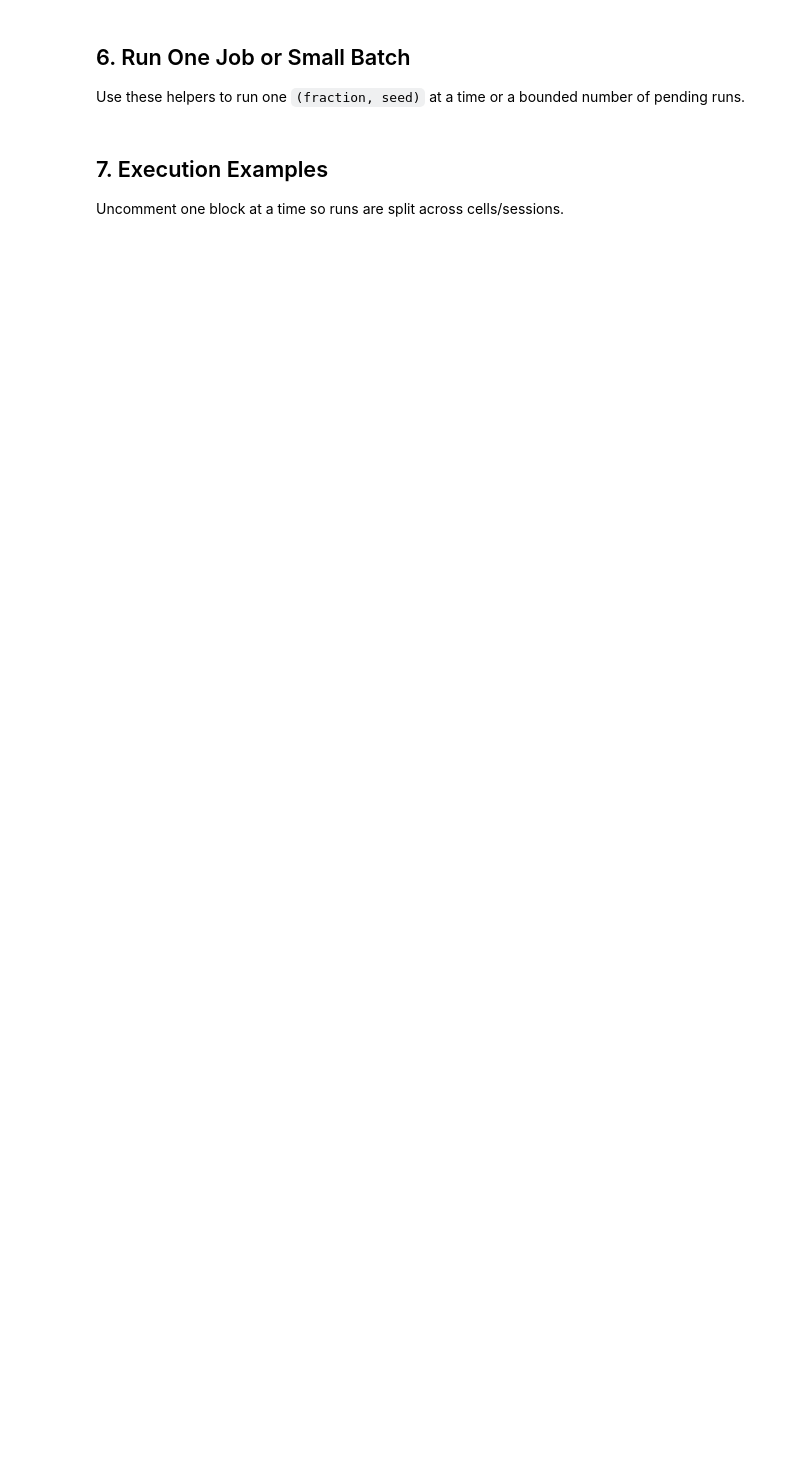
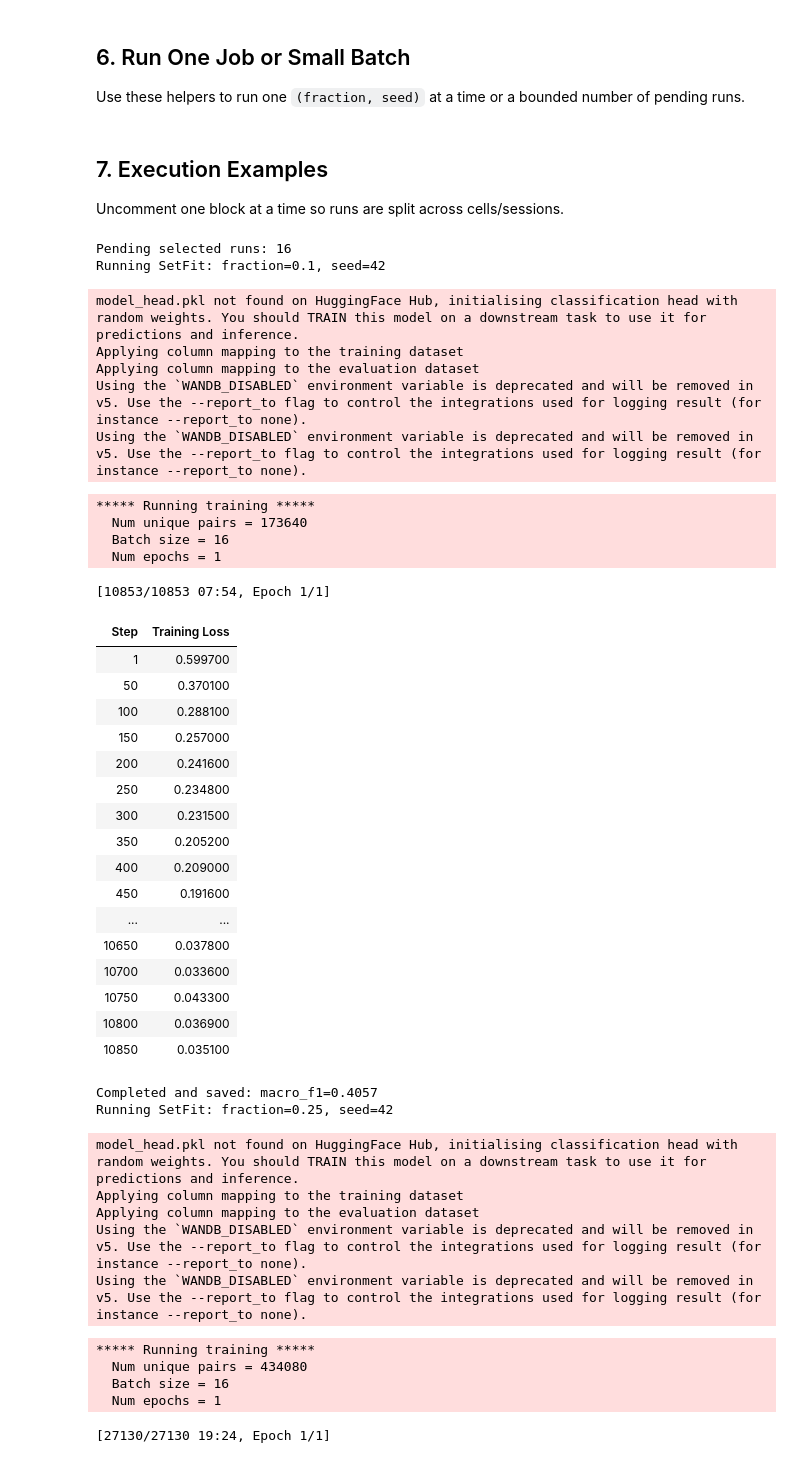
Before and after one commit to phisomni-edu/cs4120-project, a Jupyter notebook: notebooks/03_setfit.ipynb, the cells around one changed output. Cells and saved outputs as stored; diff of their text form; code cells hidden in the pictures; blank space fills up the shorter version.

```diff
--- a/notebooks/03_setfit.ipynb
+++ b/notebooks/03_setfit.ipynb
@@ -503,14 +531,56 @@ Uncomment one block at a time so runs are split across cells/sessions.
 # %%
 # Example A: run a single job
 # run_and_persist_one(0.50, 42)
 
 # Example B: run one fraction across all seeds
 # run_pending(fractions=[0.25])
 
 # Example C: run next 2 pending jobs only (useful with limited RAM/credits)
 # run_pending(max_runs=2)
 
 # Example D: continue all pending jobs
-# run_pending()
+run_pending()
 
 show_setfit_progress()
+# %% [output]
+Pending selected runs: 16
+Running SetFit: fraction=0.1, seed=42
+model_head.pkl not found on HuggingFace Hub, initialising classification head with random weights. You should TRAIN this model on a downstream task to use it for predictions and inference.
+Applying column mapping to the training dataset
+Applying column mapping to the evaluation dataset
+Using the `WANDB_DISABLED` environment variable is deprecated and will be removed in v5. Use the --report_to flag to control the integrations used for logging result (for instance --report_to none).
+Using the `WANDB_DISABLED` environment variable is deprecated and will be removed in v5. Use the --report_to flag to control the integrations used for logging result (for instance --report_to none).
+***** Running training *****
+  Num unique pairs = 173640
+  Batch size = 16
+  Num epochs = 1
+[10853/10853 07:54, Epoch 1/1]
+| Step | Training Loss |
+| 1 | 0.599700 |
+| 50 | 0.370100 |
+| 100 | 0.288100 |
+| 150 | 0.257000 |
+| 200 | 0.241600 |
+| 250 | 0.234800 |
+| 300 | 0.231500 |
+| 350 | 0.205200 |
+| 400 | 0.209000 |
+| 450 | 0.191600 |
+| ... | ... |
+| 10650 | 0.037800 |
+| 10700 | 0.033600 |
+| 10750 | 0.043300 |
+| 10800 | 0.036900 |
+| 10850 | 0.035100 |
+Completed and saved: macro_f1=0.4057
+Running SetFit: fraction=0.25, seed=42
+model_head.pkl not found on HuggingFace Hub, initialising classification head with random weights. You should TRAIN this model on a downstream task to use it for predictions and inference.
+Applying column mapping to the training dataset
+Applying column mapping to the evaluation dataset
+Using the `WANDB_DISABLED` environment variable is deprecated and will be removed in v5. Use the --report_to flag to control the integrations used for logging result (for instance --report_to none).
+Using the `WANDB_DISABLED` environment variable is deprecated and will be removed in v5. Use the --report_to flag to control the integrations used for logging result (for instance --report_to none).
+***** Running training *****
+  Num unique pairs = 434080
+  Batch size = 16
+  Num epochs = 1
+[27130/27130 19:24, Epoch 1/1]
```
Also changed, not shown: parts of 7 cells of this notebook.
